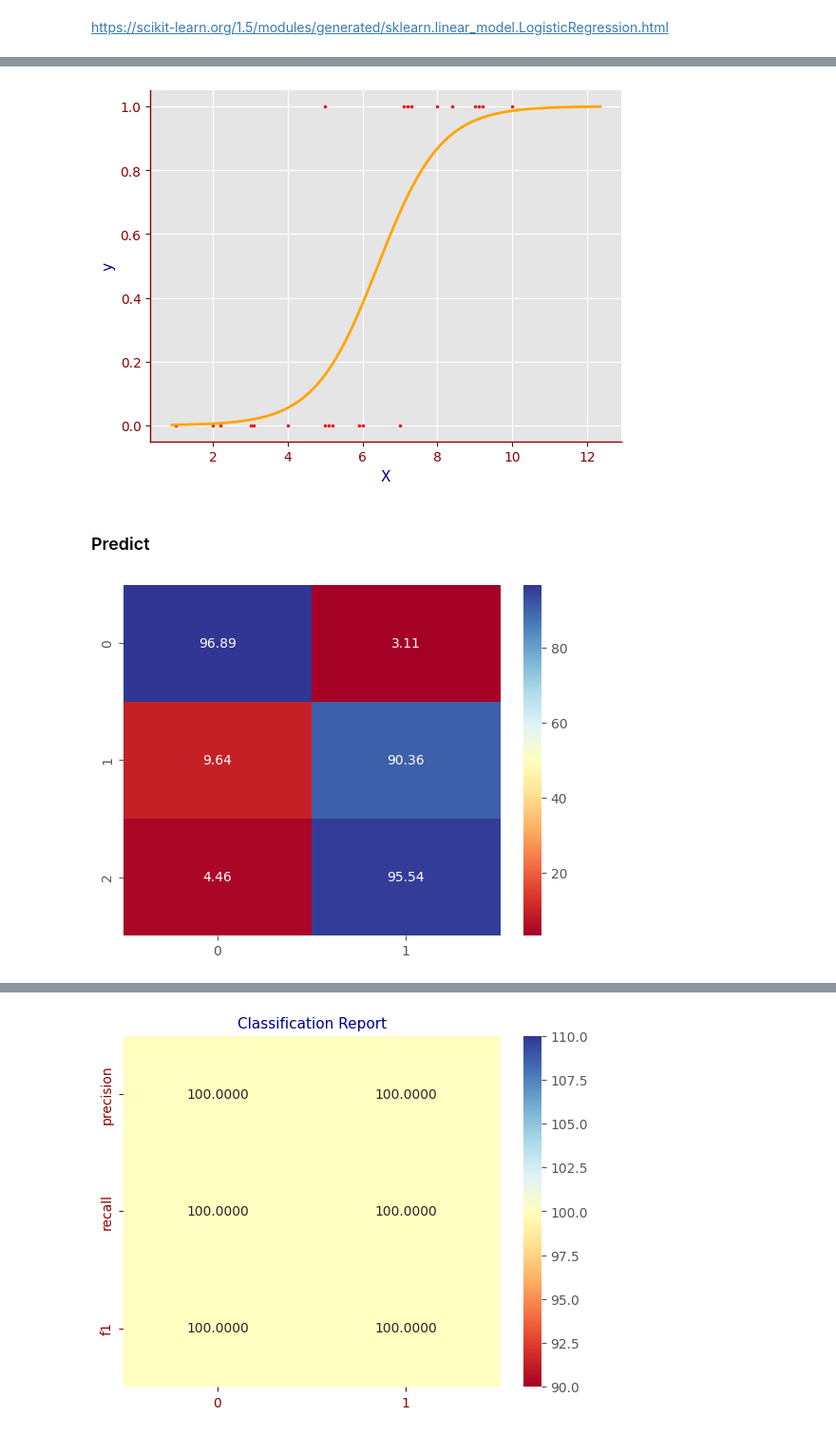
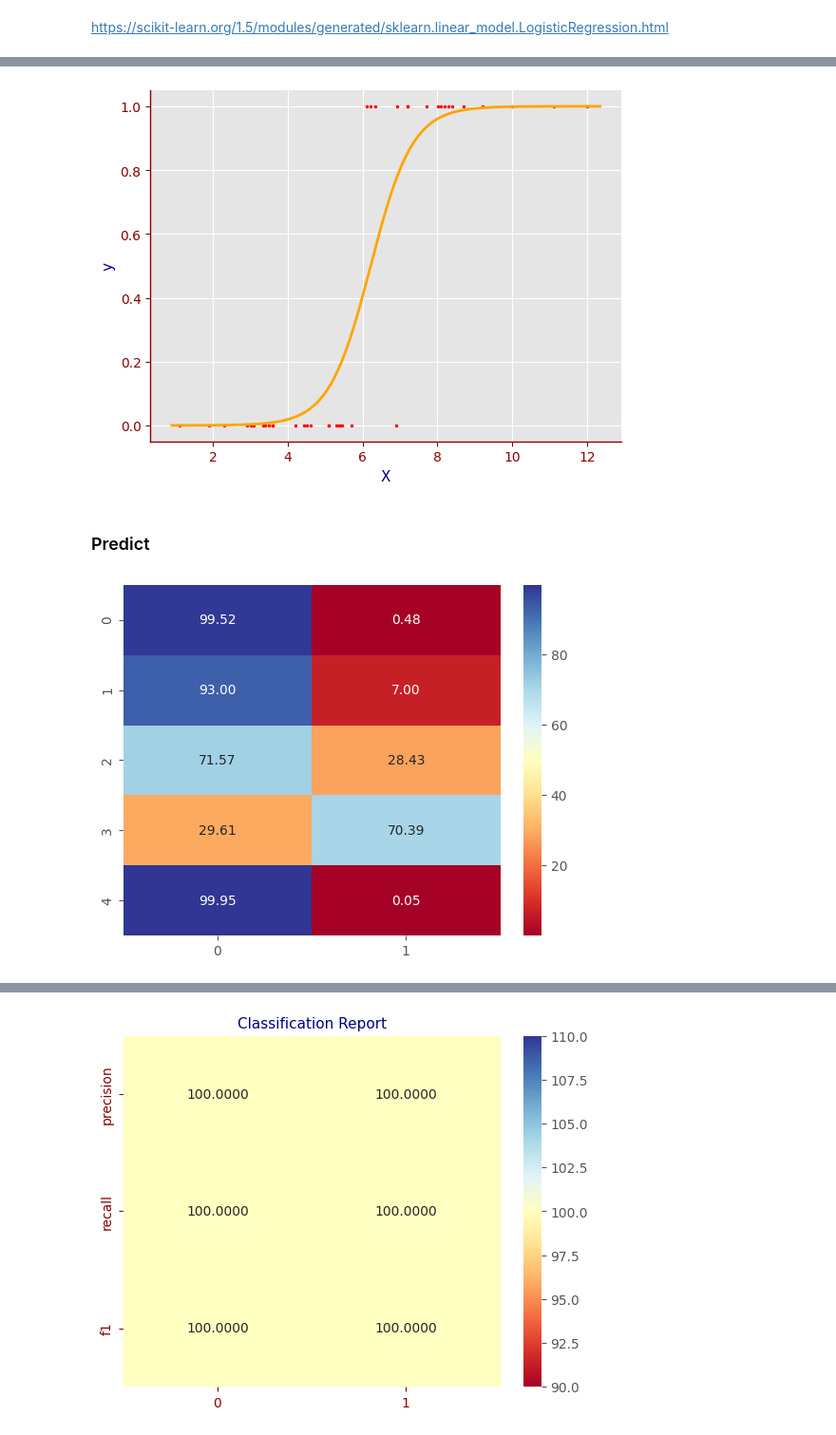
Before and after one commit to thaiduongngo/sunrise-notebooks, a Jupyter notebook: notebooks/ml_logistic_regression.ipynb, the cells around one changed output, grey strips where cells are left out. Shown: that part at 95% size. Drawn from its saved outputs; the diff is of its cells as text; code cells hidden in the pictures.

```diff
--- a/notebooks/ml_logistic_regression.ipynb
+++ b/notebooks/ml_logistic_regression.ipynb
@@ -18,6 +17,7 @@ VERBOSE = 1
 N_JOBS = 4
 COLOR_MAP = "RdYlBu"
 DOT_SIZE = 4
+TEST_RATIO = 0.2
 L_FONT = {
     "color": "darkblue",
     "size": 11
@@ -26,3 +26,5 @@ T_COLOR = "darkred"
 
 np.random.seed(N_SEED)
 plt.style.use("ggplot")
+# %%
+dataset = pd.read_csv("../data/QC.csv")
@@ -29,3 +40,6 @@ plt.style.use("ggplot")
+# %%
+X = np.array(dataset.drop(columns=["Defect"], axis=1))
+y = np.array(dataset["Defect"])
 # %%
 def show_corr(features, target):
     features.corrwith(target).plot.bar(color="purple", grid=True)
@@ -176,3 +185,11 @@ y_test = np.array([0, 1, 1])
+# %%
+X_train, X_test, y_train, y_test = train_test_split(
+    X,
+    y,
+    test_size=TEST_RATIO,
+    random_state=N_SEED,
+    stratify=y,
+)
 # %% [markdown]
 ### EDA
 # %%
@@ -230,7 +264,7 @@ plot_Xy2(
     y_test2[:, 1],
 )
 # %% [output]
-[figure, old version]
+[figure, new version]
 # %% [markdown]
 ### Predict
 # %%
@@ -238,9 +272,9 @@ y_pred_LGR = model_LGR.predict(X_test)
 y_prob_LGR = model_LGR.predict_proba(X_test) * 100
 cm_LGR = metrics.confusion_matrix(y_true=y_test, y_pred=y_pred_LGR)
 # %%
-sns.heatmap(y_prob_LGR, annot=True, cmap=COLOR_MAP, fmt=".2f");
+sns.heatmap(y_prob_LGR[:TOP_K], annot=True, cmap=COLOR_MAP, fmt=".2f");
 # %% [output]
-[figure, old version]
+[figure, new version]
 # %%
 sns.heatmap(cm_LGR, annot=True, cmap=COLOR_MAP, fmt=".0f");
 # %% [output]
```
Also changed, not shown: parts of 9 cells of this notebook, 2 other files.
